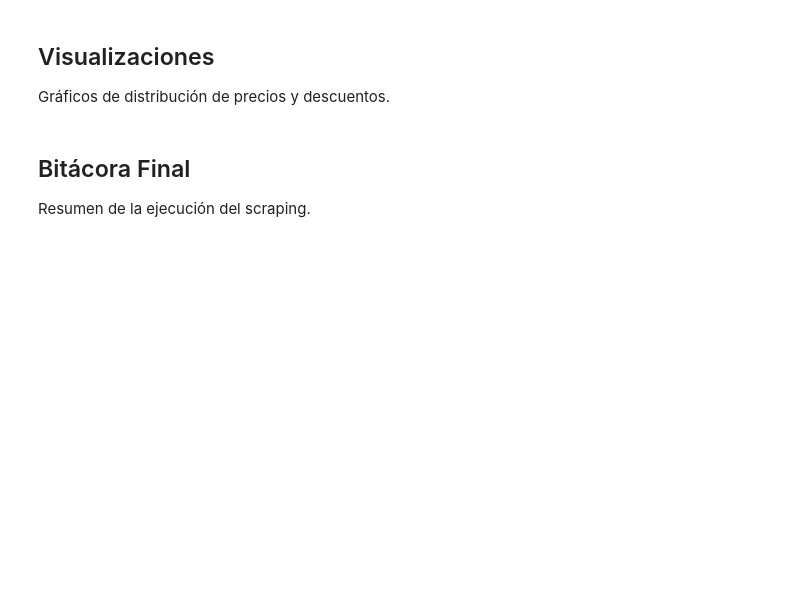
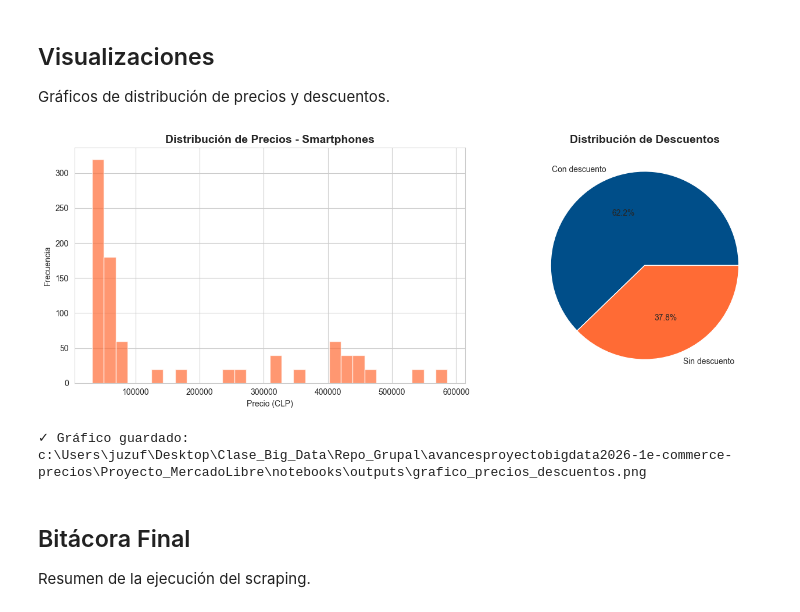
Before and after one commit to IICG-FACEA/BigData_IICG_2026, a Jupyter notebook: Proyecto_MercadoLibre/notebooks/Scraper_MercadoLibre_ECommerce.ipynb, the cells around one changed output. Cells and saved outputs as stored; diff of their text form; code cells hidden in the pictures; blank space fills up the shorter version.

```diff
--- a/Proyecto_MercadoLibre/notebooks/Scraper_MercadoLibre_ECommerce.ipynb
+++ b/Proyecto_MercadoLibre/notebooks/Scraper_MercadoLibre_ECommerce.ipynb
@@ -427,40 +472,30 @@ df_resultado = resultado.toPandas()
 
 Gráficos de distribución de precios y descuentos.
 # %%
-# Configurar estilo
 sns.set_style("whitegrid")
 
-# Gráfico 1: Distribución de precios
 fig, ax = plt.subplots(1, 2, figsize=(14, 5))
 
 ax[0].hist(df['precio_actual'].dropna(), bins=30, color='#FF6B35', alpha=0.7)
 ax[0].set_title('Distribución de Precios - Smartphones', fontsize=14, fontweight='bold')
 ax[0].set_xlabel('Precio (CLP)')
 ax[0].set_ylabel('Frecuencia')
 
-# Gráfico 2: Productos con/sin descuento
 descuentos = df['tiene_descuento'].value_counts()
 ax[1].pie(descuentos, labels=['Con descuento', 'Sin descuento'],
           autopct='%1.1f%%', colors=['#004E89', '#FF6B35'])
 ax[1].set_title('Distribución de Descuentos', fontsize=14, fontweight='bold')
 
 plt.tight_layout()
-# En la celda de gráficos, ANTES de plt.savefig():
+
 ruta_grafico = os.path.join(OUTPUT_DIR, 'grafico_precios_descuentos.png')
-print(f"🖼️ Guardando gráfico en: {ruta_grafico}")
-
 plt.savefig(ruta_grafico, dpi=300)
 plt.show()
 
-# Verificar que existe
-if os.path.exists(ruta_grafico):
-    print(f"✓ Archivo creado: {os.path.getsize(ruta_grafico)} bytes")
-else:
-    print(f"❌ No se creó el archivo")
-plt.savefig(os.path.join(OUTPUT_DIR, 'grafico_precios_descuentos.png'), dpi=300)  # ← CAMBIAR
-plt.show()
-
-print("✓ Gráficos guardados en outputs/")
+print(f"✓ Gráfico guardado: {ruta_grafico}")
+# %% [output]
+[figure, added]
+✓ Gráfico guardado: c:\Users\juzuf\Desktop\Clase_Big_Data\Repo_Grupal\avancesproyectobigdata2026-1e-commerce-precios\Proyecto_MercadoLibre\notebooks\outputs\grafico_precios_descuentos.png
 # %% [markdown]
 ## Bitácora Final
 
```
Also changed, not shown: parts of 12 cells of this notebook, 37 other files.
